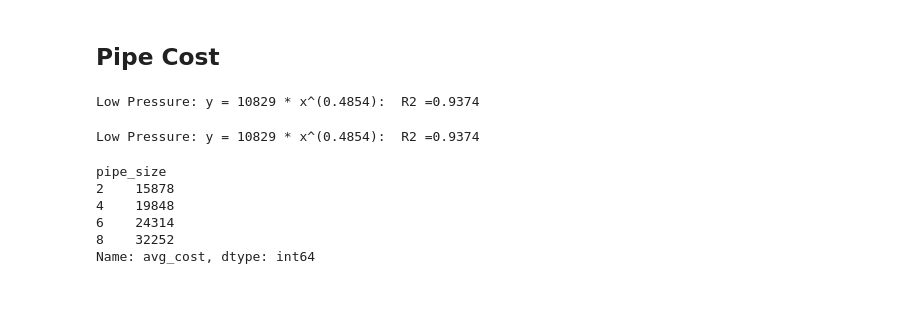
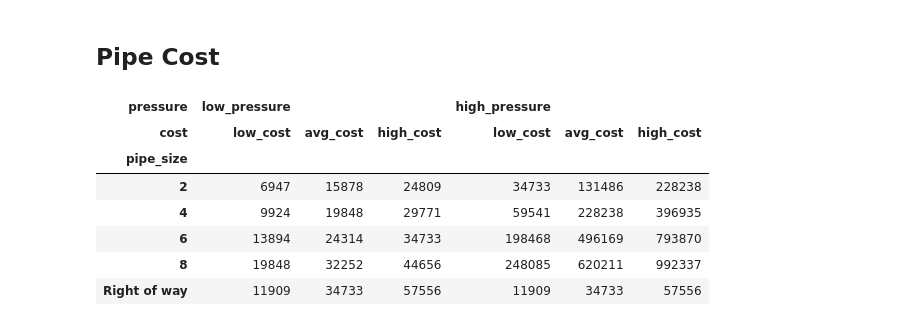
Before and after one commit to ENV859/BioGas_optimization, a Jupyter notebook: scripts/Biogas-Yield-Curves.ipynb, the cells around one changed output. Saved outputs shown, nothing was run; the diff lists cells and outputs as text; code cells hidden in the pictures; blank space fills up the shorter version.

```diff
--- a/scripts/Biogas-Yield-Curves.ipynb
+++ b/scripts/Biogas-Yield-Curves.ipynb
@@ -137,64 +137,45 @@ plt.show()
 ## Pipe Cost
 # %%
 #CREATE MULTI-INDEX DATA FRAME OF COSTS AT HIGH AND LOW PRESSURES
-dfP = pd.DataFrame({'pipe_size':['2','4','6','8','Right of way'],
+dfP = pd.DataFrame({'pipe_size':[2,4,6,8,'Right of way'],
                     'lp_low_cost_per_mile':[6947,9924,13894,19848,11909],
                     'lp_avg_cost_per_mile':[15878,19848,24314,32252,34733],
                     'lp_high_cost_per_mile':[24809,29771,34733,44656,57556],
                     'hp_low_cost_per_mile':[34733,59541,198468,248085,11909],
                     'hp_avg_cost_per_mile':[131486,228238,496169,620211,34733],
                     'hp_high_cost_per_mile':[228238,396935,793870,992337,57556]}).set_index('pipe_size')
 dfP.columns = pd.MultiIndex.from_product([['low_pressure','high_pressure'],
                             ['low_cost','avg_cost','high_cost']],
                            names=['pressure','cost']
                             )
+dfP
+# %% [output]
+| pressure | low_pressure |  |  | high_pressure |  |  |
+| cost | low_cost | avg_cost | high_cost | low_cost | avg_cost | high_cost |
+| pipe_size |  |  |  |  |  |  |
+| 2 | 6947 | 15878 | 24809 | 34733 | 131486 | 228238 |
+| 4 | 9924 | 19848 | 29771 | 59541 | 228238 | 396935 |
+| 6 | 13894 | 24314 | 34733 | 198468 | 496169 | 793870 |
+| 8 | 19848 | 32252 | 44656 | 248085 | 620211 | 992337 |
+| Right of way | 11909 | 34733 | 57556 | 11909 | 34733 | 57556 |
 # %%
 #CREATE DATAFRAMES OF (1) LOW PRESSURE & (2) HIGH PRESSURE FOR 2, 4, 6, 8" DIAMETERS
 dfLP = dfP['low_pressure'][:-1]
 dfHP = dfP['high_pressure'][:-1]
 # %%
-# CREATE FORMULA
-#Get raw values
-x = [2,4,6,8] # or (dfLP.index.astype('int'))
-hp_y = dfHP.avg_cost
-#Log transform values
-lx = np.log(x)
-ly = np.log(hp_y)
-#Compute least squares on log data
-slope,intercept,r,p,str_err = linregress(lx, ly)
-power = np.exp(slope)
-coeff = np.exp(intercept)
-strFormula_hp = "High: pressure: y = {0:.0f} * x^({1:.4f}):  R2 ={2:.4f}".format(coeff,slope,r**2)
-print(strFormula)
-
-#Define the function for High Pressure
-def HPx(x):
-    return coeff * x**slope
+def getLineFormula(x_vals, y_vals):
+    '''Returns a formula of pipe cost per diameter and R2'''
+    log_X = np.log(x_vals)#Log of pipe diameters
+    log_Y = np.log(y_vals)
+    #Compute least squares on log transformed values
+    slope, intercept, r, p, std_err = linregress(log_X, log_Y)
+    #Convert to power and coefficients
+    power = np.exp(slope)
+    coeff = np.exp(intercept)
+    #Create the formula text
+    func_text = "y = {0:.0f} * x^({1:.4f}):  R2 ={2:.4f}".format(coeff,slope,r**2)
+    #create a function based on the computed parameters
+    def func(x):
+        return coeff * x**slope
+    #Return the formula, R-squared, and the formula text
+    return func, r**2, func_text
-# %% [output]
-Low Pressure: y = 10829 * x^(0.4854):  R2 =0.9374
-# %%
-lp_y = dfLP.avg_cost
-#Log transform values
-lx = np.log(x)
-ly = np.log(lp_y)
-#Compute least squares on log data
-slope,intercept,r,p,str_err = linregress(lx, ly)
-power = np.exp(slope)
-coeff = np.exp(intercept)
-strFormula_lp = "Low Pressure: y = {0:.0f} * x^({1:.4f}):  R2 ={2:.4f}".format(coeff,slope,r**2)
-print(strFormula)
-
-#Define the function for High Pressure
-def LPx(x):
-    return coeff * x**slope
-# %% [output]
-Low Pressure: y = 10829 * x^(0.4854):  R2 =0.9374
-# %%
-lp_y
-# %% [output]
-pipe_size
-2    15878
-4    19848
-6    24314
-8    32252
-Name: avg_cost, dtype: int64
```
Also changed, not shown: parts of 9 cells of this notebook.
